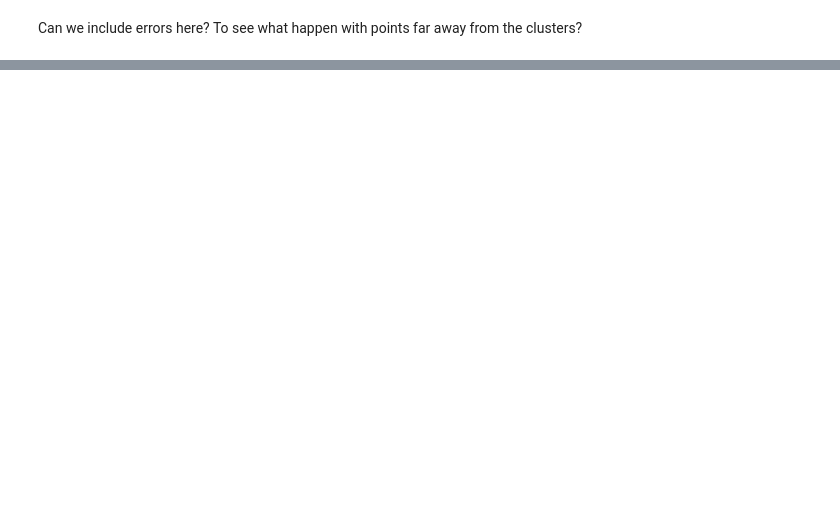
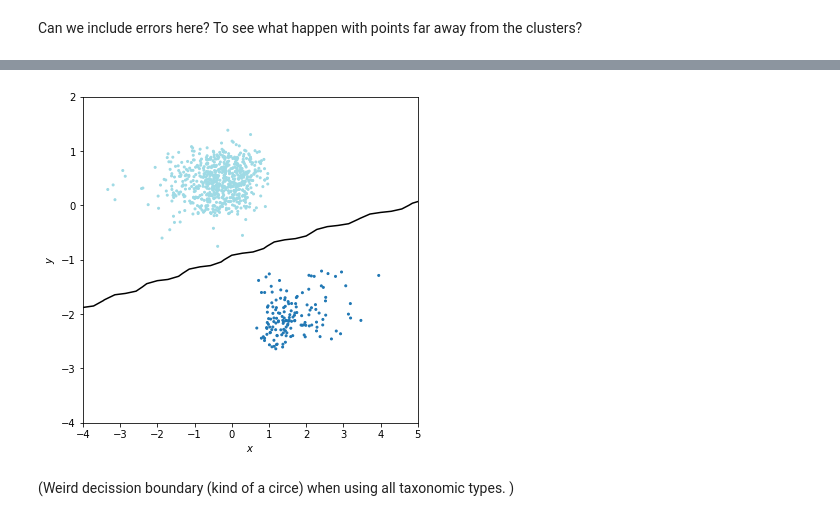
Before and after one commit to milicolazo/Astrostatistics, a Jupyter notebook: Astrostatistics.ipynb, the cells around one changed output, grey strips where cells are left out. Saved outputs shown, nothing was run; the diff lists cells and outputs as text; code cells hidden in the pictures; blank space fills up the shorter version.

Commit message:
Classification with Naive Bayesian method

```diff
--- a/Astrostatistics.ipynb
+++ b/Astrostatistics.ipynb
@@ -382,0 +375,37 @@ sample = clf.sample(N)
+# %%
+X = skmall[['i-z', 'g-i']].to_numpy()
+X = StandardScaler().fit_transform(X)
+# %%
+skmall['complex'] = skmall.complex.replace({'C': 0, 'S':1})
+# %%
+y = skmall.complex.values
+# %%
+# Fit the Naive Bayes classifier
+clf = GaussianNB()
+clf.fit(X, y)
+
+# predict the classification probabilities on a grid
+xlim = (-10 ,10)
+ylim = (-10, 10)
+xx, yy = np.meshgrid(np.linspace(xlim[0], xlim[1], 71),
+                     np.linspace(ylim[0], ylim[1], 81))
+Z = clf.predict_proba(np.c_[xx.ravel(), yy.ravel()])
+Z = Z[:, 1].reshape(xx.shape)
+# %%
+# Plot the results
+fig = plt.figure(figsize=(6,6))
+ax = fig.add_subplot(111)
+ax.scatter(X[:, 0], X[:, 1], c=y, cmap='tab20', zorder=2, s=4)
+
+ax.contour(xx, yy, Z, [.5], colors='k')
+plt.xlim(-4,5)
+plt.ylim(-4,2)
+
+ax.set_xlabel('$x$')
+ax.set_ylabel('$y$')
+
+plt.show()
+# %% [output]
+[figure, added]
+# %% [markdown]
+(Weird decission boundary (kind of a circe) when using all taxonomic types. )
```
Also changed, not shown: parts of 16 cells of this notebook.
